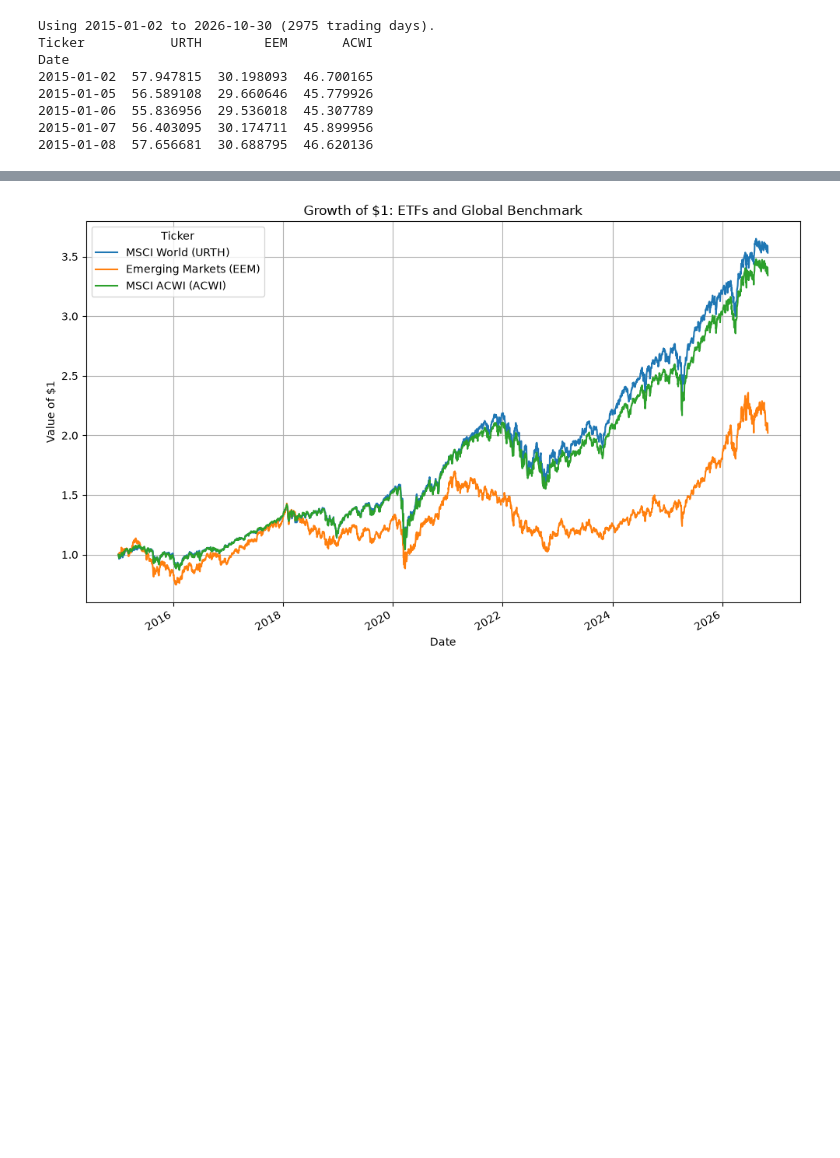
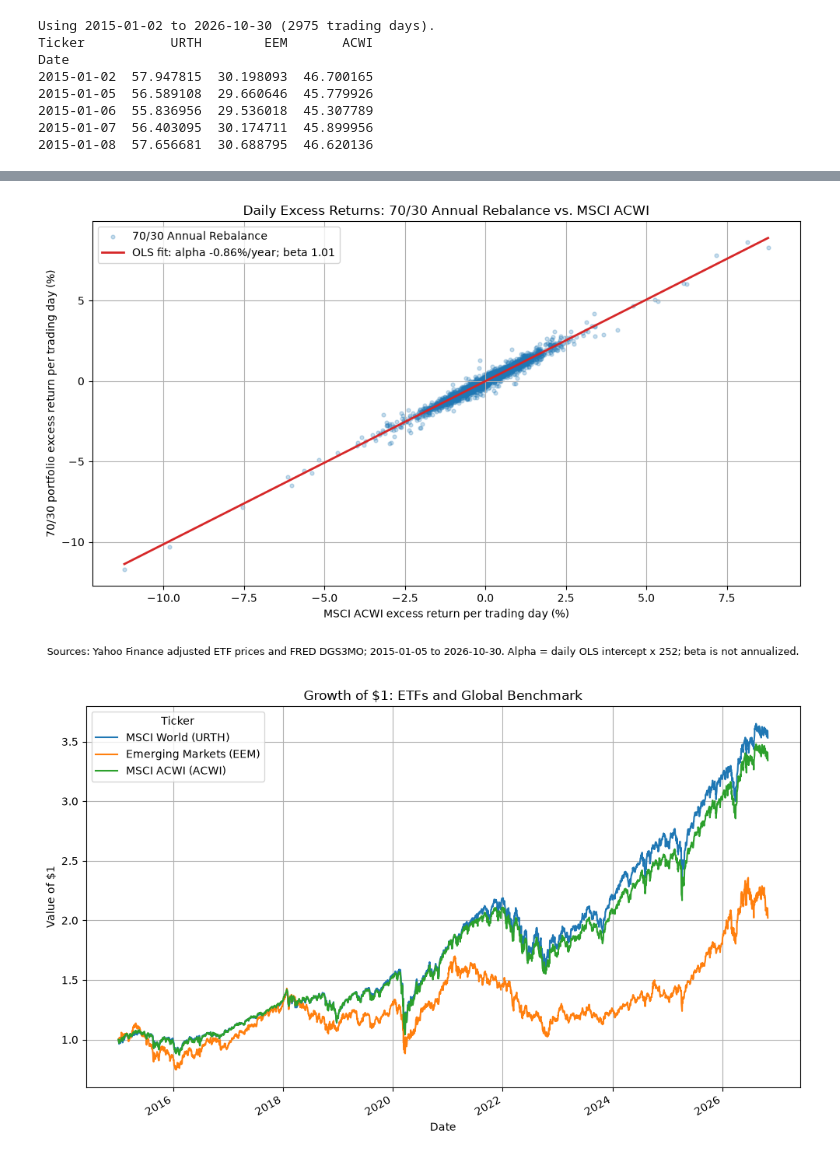
Before and after one commit to BeneFuchs123/fm-group-F, a Jupyter notebook: world_em_backtest.ipynb, the cells around one changed output, grey strips where cells are left out. Saved outputs shown, nothing was run; the diff lists cells and outputs as text; code cells hidden in the pictures; blank space fills up the shorter version.

Commit message:
Make backtest notebook standalone and expand strategy documentation

```diff
--- a/world_em_backtest.ipynb
+++ b/world_em_backtest.ipynb
@@ -49,6 +45,7 @@ raw = yf.download(
     end=END_DATE,
     auto_adjust=True,
     progress=False,
+    threads=False,
 )
 
 if raw.empty:
@@ -314,3 +357,53 @@ Tracking error                                       2.71%              N/A
+# %%
+# %%
+# The fitted line shows daily alpha in percent at x=0 and beta as its slope.
+annualized_alpha, beta, strategy_excess_returns, benchmark_excess_returns = (
+    market_model_metrics(
+        strategy_returns,
+        benchmark_returns,
+        daily_risk_free_returns,
+    )
+)
+fig, ax = plt.subplots()
+ax.scatter(
+    benchmark_excess_returns * 100,
+    strategy_excess_returns * 100,
+    alpha=0.25,
+    s=12,
+    label="70/30 Annual Rebalance",
+)
+x_line = np.linspace(
+    benchmark_excess_returns.min(),
+    benchmark_excess_returns.max(),
+    100,
+)
+ax.plot(
+    x_line * 100,
+    (annualized_alpha / TRADING_DAYS_PER_YEAR + beta * x_line) * 100,
+    color="tab:red",
+    linewidth=2,
+    label=f"OLS fit: alpha {annualized_alpha:.2%}/year; beta {beta:.2f}",
+)
+ax.set_title("Daily Excess Returns: 70/30 Annual Rebalance vs. MSCI ACWI")
+ax.set_xlabel("MSCI ACWI excess return per trading day (%)")
+ax.set_ylabel("70/30 portfolio excess return per trading day (%)")
+ax.legend()
+fig.text(
+    0.5,
+    0.01,
+    (
+        "Sources: Yahoo Finance adjusted ETF prices and FRED DGS3MO; "
+        f"{strategy_excess_returns.index.min().date()} to "
+        f"{strategy_excess_returns.index.max().date()}. "
+        "Alpha = daily OLS intercept x 252; beta is not annualized."
+    ),
+    ha="center",
+    fontsize=9,
+)
+fig.tight_layout(rect=(0, 0.06, 1, 1))
+plt.show()
+# %% [output]
+[figure, added]
 # %%
 # Cumulative growth of $1 in each ETF and the broad-market benchmark.
 growth_of_one = prices.div(prices.iloc[0])
```
Also changed, not shown: parts of 7 cells of this notebook, 3 other files.
